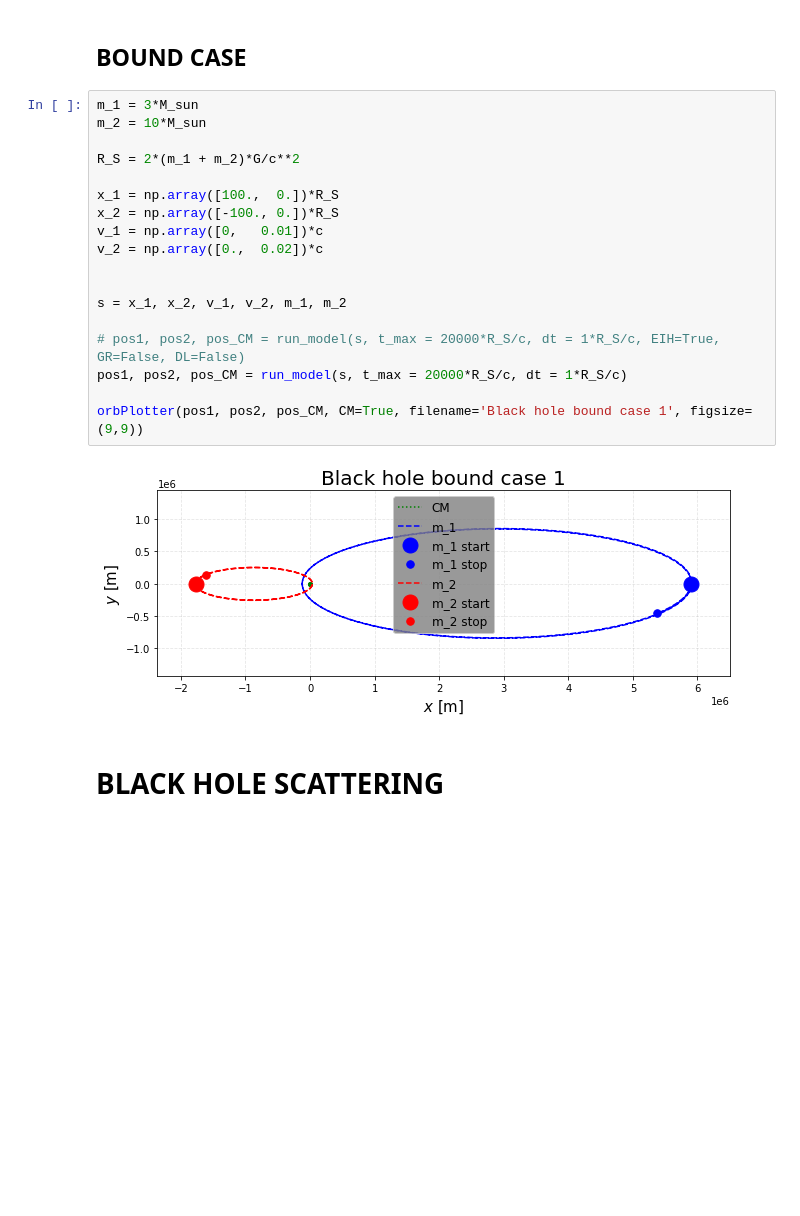
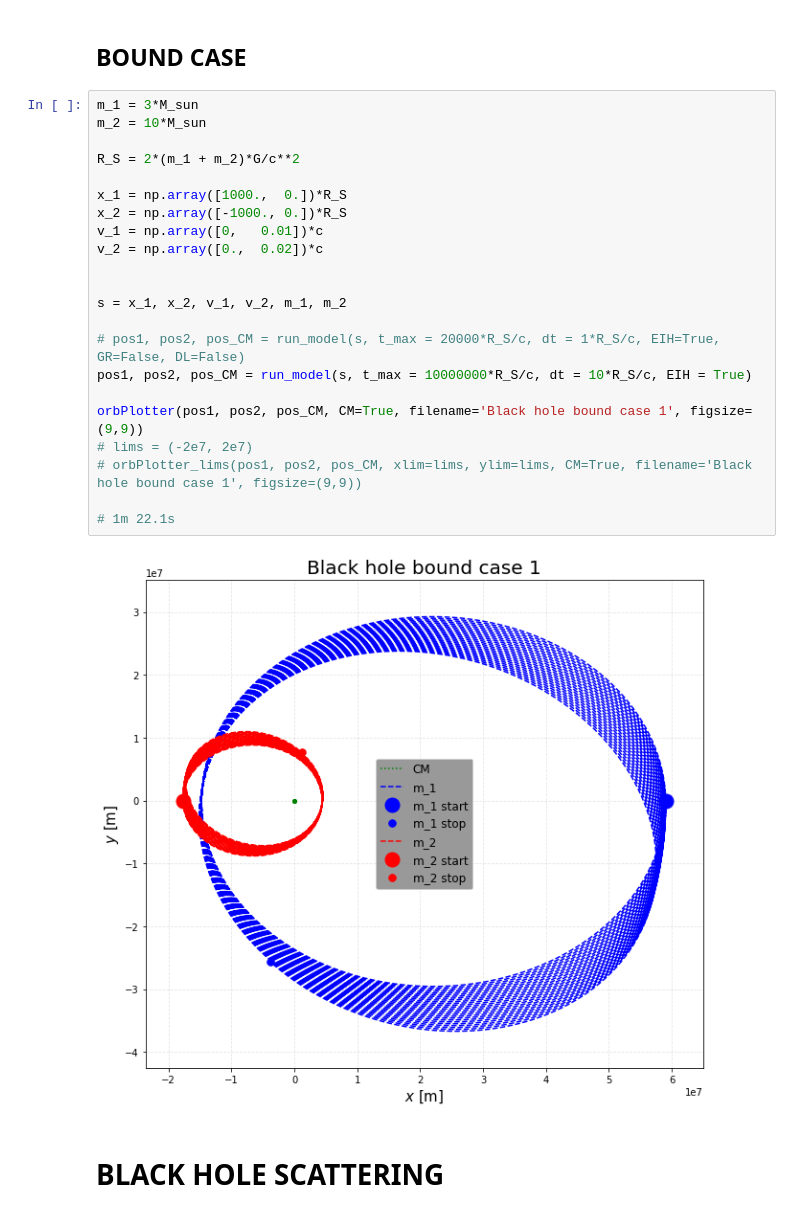
Before and after one commit to carlivas/Binary-Black-Hole-Orbitals, a Jupyter notebook: TWO BODY/(T) TWO BODY CASES.ipynb, the cells around one changed output. Saved outputs shown, nothing was run; the diff lists cells and outputs as text; blank space fills up the shorter version.

```diff
--- a/TWO BODY/(T) TWO BODY CASES.ipynb
+++ b/TWO BODY/(T) TWO BODY CASES.ipynb
@@ -137,23 +180,27 @@ orbPlotter(pos1, pos2, posCM, CM = True, filename='Black hole symmetry test', fi
 # %%
 m_1 = 3*M_sun
 m_2 = 10*M_sun
 
 R_S = 2*(m_1 + m_2)*G/c**2
 
-x_1 = np.array([100.,  0.])*R_S
-x_2 = np.array([-100., 0.])*R_S
+x_1 = np.array([1000.,  0.])*R_S
+x_2 = np.array([-1000., 0.])*R_S
 v_1 = np.array([0,   0.01])*c
 v_2 = np.array([0.,  0.02])*c
 
 
 s = x_1, x_2, v_1, v_2, m_1, m_2
 
 # pos1, pos2, pos_CM = run_model(s, t_max = 20000*R_S/c, dt = 1*R_S/c, EIH=True, GR=False, DL=False)
-pos1, pos2, pos_CM = run_model(s, t_max = 20000*R_S/c, dt = 1*R_S/c)
+pos1, pos2, pos_CM = run_model(s, t_max = 10000000*R_S/c, dt = 10*R_S/c, EIH = True)
 
 orbPlotter(pos1, pos2, pos_CM, CM=True, filename='Black hole bound case 1', figsize=(9,9))
+# lims = (-2e7, 2e7)
+# orbPlotter_lims(pos1, pos2, pos_CM, xlim=lims, ylim=lims, CM=True, filename='Black hole bound case 1', figsize=(9,9))
+
+# 1m 22.1s
 # %% [output]
-[figure, old version]
+[figure, new version]
 # %% [markdown]
 # BLACK HOLE SCATTERING
 # %%
```
Also changed, not shown: parts of 19 cells of this notebook, 3 other files.
